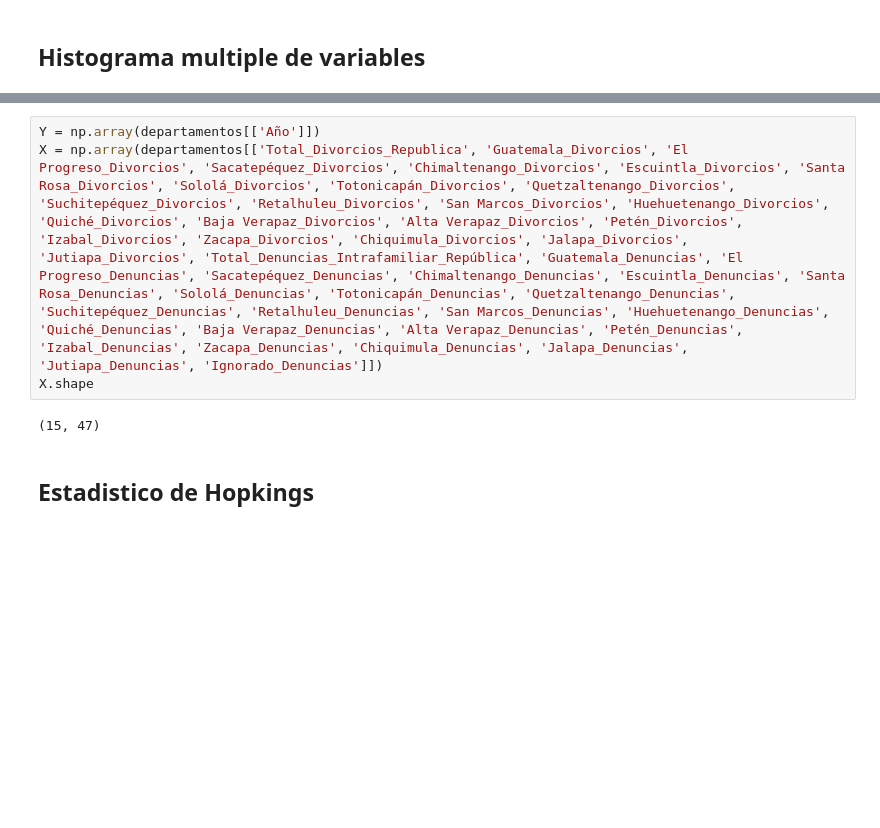
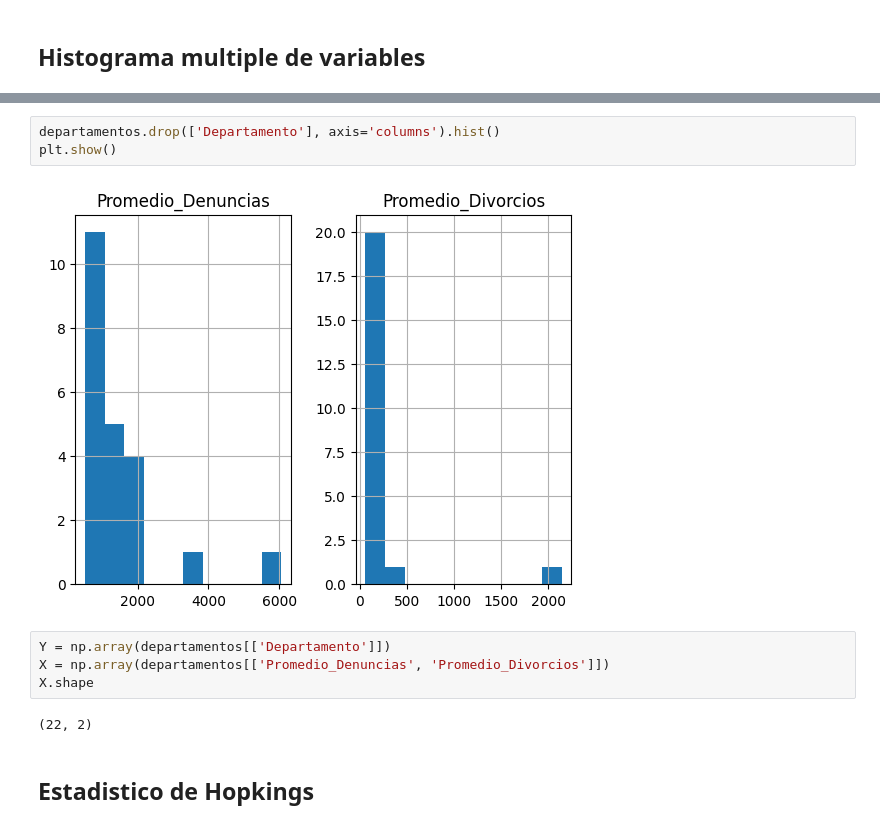
Before and after one commit to josuemj/INE-DataLab, a Jupyter notebook: notebooks/03_clustering.ipynb, the cells around one changed output, grey strips where cells are left out. Cells and saved outputs as stored; diff of their text form; blank space fills up the shorter version.

```diff
--- a/notebooks/03_clustering.ipynb
+++ b/notebooks/03_clustering.ipynb
@@ -99,9 +106,14 @@ plt.show()
-# %%
-Y = np.array(departamentos[['Año']])
-X = np.array(departamentos[['Total_Divorcios_Republica', 'Guatemala_Divorcios', 'El Progreso_Divorcios', 'Sacatepéquez_Divorcios', 'Chimaltenango_Divorcios', 'Escuintla_Divorcios', 'Santa Rosa_Divorcios', 'Sololá_Divorcios', 'Totonicapán_Divorcios', 'Quetzaltenango_Divorcios', 'Suchitepéquez_Divorcios', 'Retalhuleu_Divorcios', 'San Marcos_Divorcios', 'Huehuetenango_Divorcios', 'Quiché_Divorcios', 'Baja Verapaz_Divorcios', 'Alta Verapaz_Divorcios', 'Petén_Divorcios', 'Izabal_Divorcios', 'Zacapa_Divorcios', 'Chiquimula_Divorcios', 'Jalapa_Divorcios', 'Jutiapa_Divorcios', 'Total_Denuncias_Intrafamiliar_República', 'Guatemala_Denuncias', 'El Progreso_Denuncias', 'Sacatepéquez_Denuncias', 'Chimaltenango_Denuncias', 'Escuintla_Denuncias', 'Santa Rosa_Denuncias', 'Sololá_Denuncias', 'Totonicapán_Denuncias', 'Quetzaltenango_Denuncias', 'Suchitepéquez_Denuncias', 'Retalhuleu_Denuncias', 'San Marcos_Denuncias', 'Huehuetenango_Denuncias', 'Quiché_Denuncias', 'Baja Verapaz_Denuncias', 'Alta Verapaz_Denuncias', 'Petén_Denuncias', 'Izabal_Denuncias', 'Zacapa_Denuncias', 'Chiquimula_Denuncias', 'Jalapa_Denuncias', 'Jutiapa_Denuncias', 'Ignorado_Denuncias']])
-X.shape
-# %% [output]
-(15, 47)
+# %%
+departamentos.drop(['Departamento'], axis='columns').hist()
+plt.show()
+# %% [output]
+[figure, added]
+# %%
+Y = np.array(departamentos[['Departamento']])
+X = np.array(departamentos[['Promedio_Denuncias', 'Promedio_Divorcios']])
+X.shape
+# %% [output]
+(22, 2)
 # %% [markdown]
 ## Estadistico de Hopkings
 # %%
```
Also changed, not shown: parts of 18 cells of this notebook.
